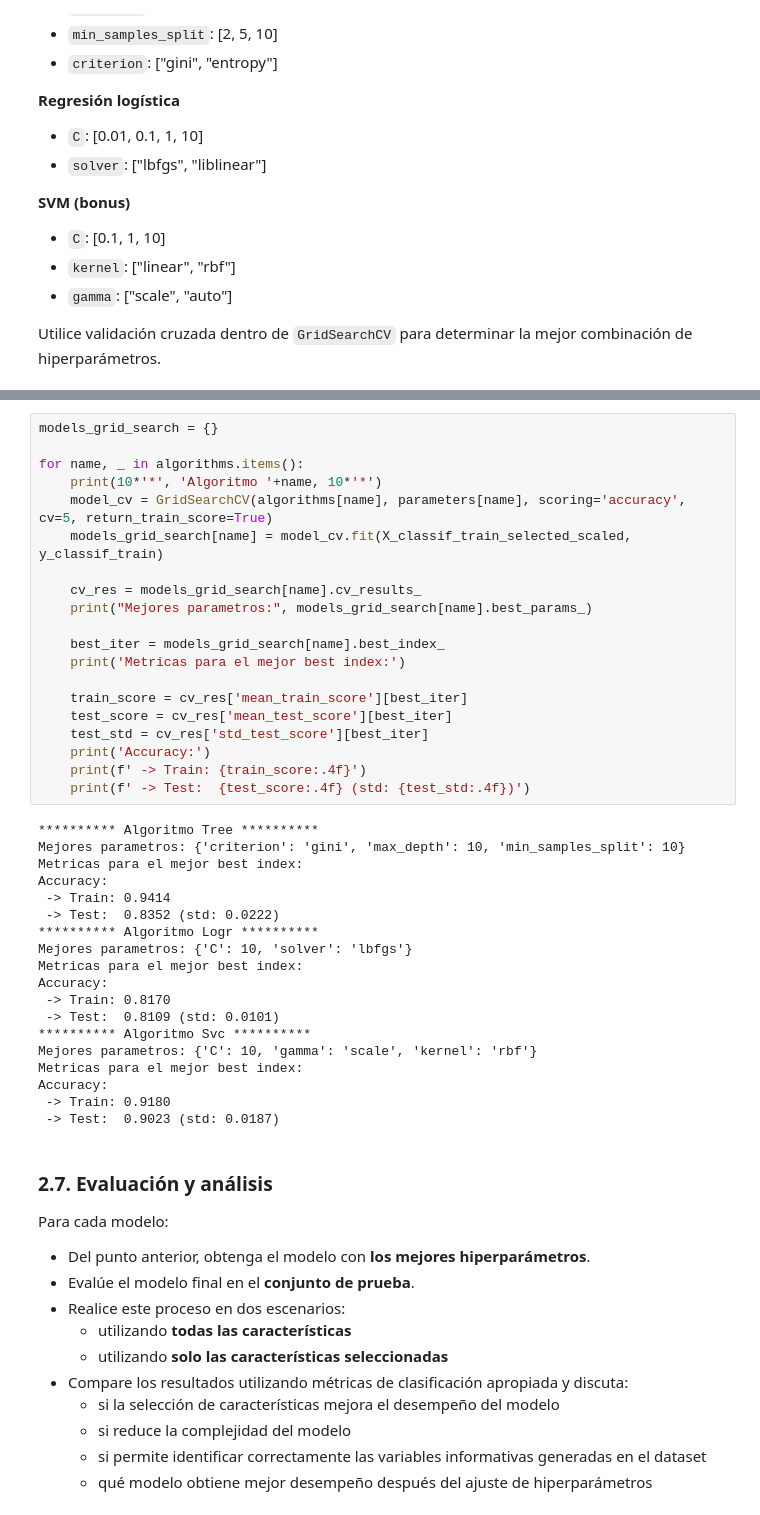
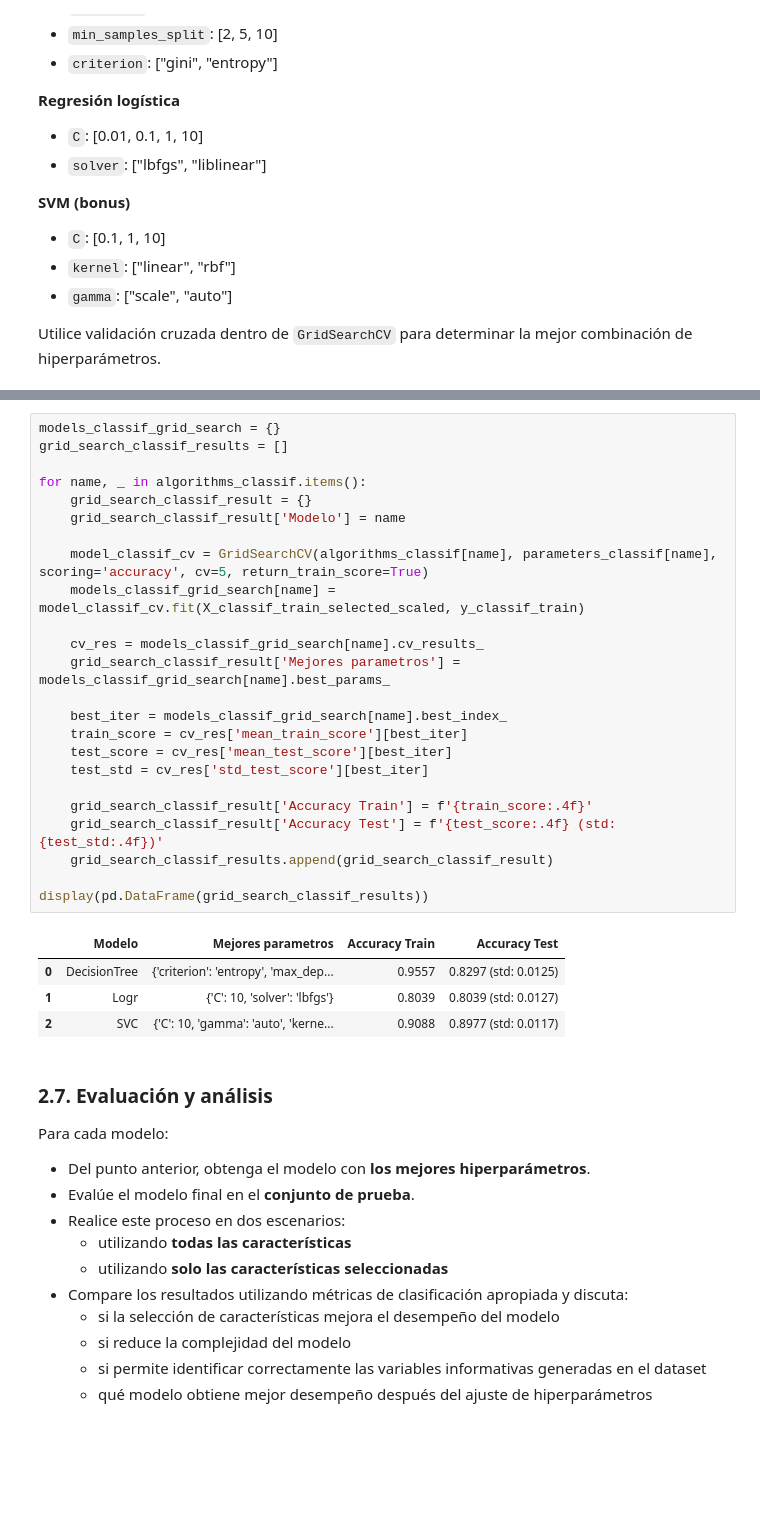
Before and after one commit to cedaniel200/viu-aprendizaje-supervisado, a Jupyter notebook: examen_practico/Script_C1_CesarDaniel_MenesesGuevara.ipynb, the cells around one changed output, grey strips where cells are left out. Drawn from its saved outputs; the diff is of its cells as text; blank space fills up the shorter version.

```diff
--- a/examen_practico/Script_C1_CesarDaniel_MenesesGuevara.ipynb
+++ b/examen_practico/Script_C1_CesarDaniel_MenesesGuevara.ipynb
@@ -414,42 +463,32 @@ parameters = {'Tree':{'max_depth':(3, 5, 10, None),
 # %%
-models_grid_search = {}
+models_classif_grid_search = {}
+grid_search_classif_results = []
 
-for name, _ in algorithms.items():
-    print(10*'*', 'Algoritmo '+name, 10*'*')
-    model_cv = GridSearchCV(algorithms[name], parameters[name], scoring='accuracy', cv=5, return_train_score=True)
-    models_grid_search[name] = model_cv.fit(X_classif_train_selected_scaled, y_classif_train)
+for name, _ in algorithms_classif.items():
+    grid_search_classif_result = {}
+    grid_search_classif_result['Modelo'] = name
 
-    cv_res = models_grid_search[name].cv_results_
-    print("Mejores parametros:", models_grid_search[name].best_params_)
+    model_classif_cv = GridSearchCV(algorithms_classif[name], parameters_classif[name], scoring='accuracy', cv=5, return_train_score=True)
+    models_classif_grid_search[name] = model_classif_cv.fit(X_classif_train_selected_scaled, y_classif_train)
 
-    best_iter = models_grid_search[name].best_index_
-    print('Metricas para el mejor best index:')
+    cv_res = models_classif_grid_search[name].cv_results_
+    grid_search_classif_result['Mejores parametros'] = models_classif_grid_search[name].best_params_
 
+    best_iter = models_classif_grid_search[name].best_index_
     train_score = cv_res['mean_train_score'][best_iter]
     test_score = cv_res['mean_test_score'][best_iter]
     test_std = cv_res['std_test_score'][best_iter]
-    print('Accuracy:')
-    print(f' -> Train: {train_score:.4f}')
-    print(f' -> Test:  {test_score:.4f} (std: {test_std:.4f})')
+
+    grid_search_classif_result['Accuracy Train'] = f'{train_score:.4f}'
+    grid_search_classif_result['Accuracy Test'] = f'{test_score:.4f} (std: {test_std:.4f})'
+    grid_search_classif_results.append(grid_search_classif_result)
+
+display(pd.DataFrame(grid_search_classif_results))
 # %% [output]
-********** Algoritmo Tree **********
-Mejores parametros: {'criterion': 'gini', 'max_depth': 10, 'min_samples_split': 10}
-Metricas para el mejor best index:
-Accuracy:
- -> Train: 0.9414
- -> Test:  0.8352 (std: 0.0222)
-********** Algoritmo Logr **********
-Mejores parametros: {'C': 10, 'solver': 'lbfgs'}
-Metricas para el mejor best index:
-Accuracy:
- -> Train: 0.8170
- -> Test:  0.8109 (std: 0.0101)
-********** Algoritmo Svc **********
-Mejores parametros: {'C': 10, 'gamma': 'scale', 'kernel': 'rbf'}
-Metricas para el mejor best index:
-Accuracy:
- -> Train: 0.9180
- -> Test:  0.9023 (std: 0.0187)
+|  | Modelo | Mejores parametros | Accuracy Train | Accuracy Test |
+| 0 | DecisionTree | {'criterion': 'entropy', 'max_dep... | 0.9557 | 0.8297 (std: 0.0125) |
+| 1 | Logr | {'C': 10, 'solver': 'lbfgs'} | 0.8039 | 0.8039 (std: 0.0127) |
+| 2 | SVC | {'C': 10, 'gamma': 'auto', 'kerne... | 0.9088 | 0.8977 (std: 0.0117) |
 # %% [markdown]
 ### 2.7. Evaluación y análisis
 
```
Also changed, not shown: parts of 16 cells of this notebook.
